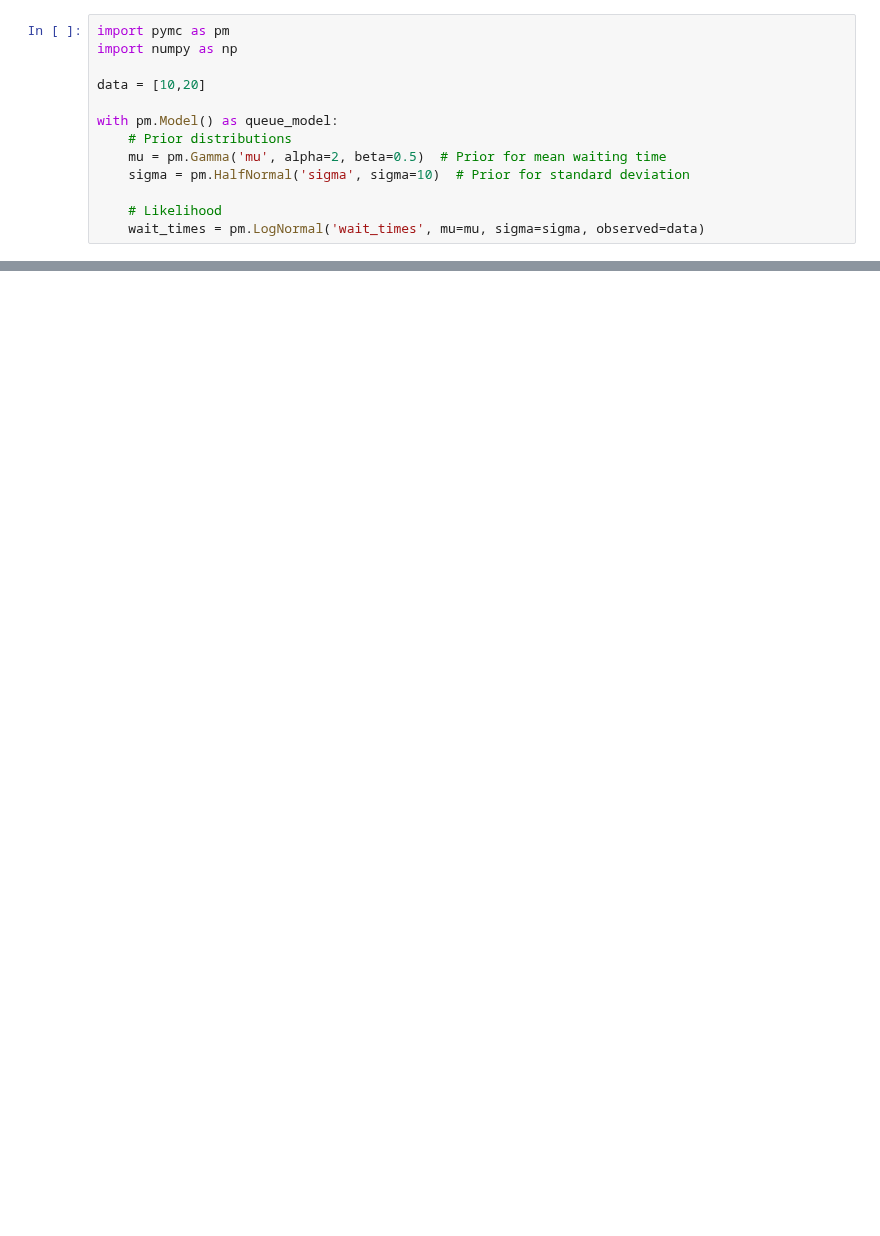
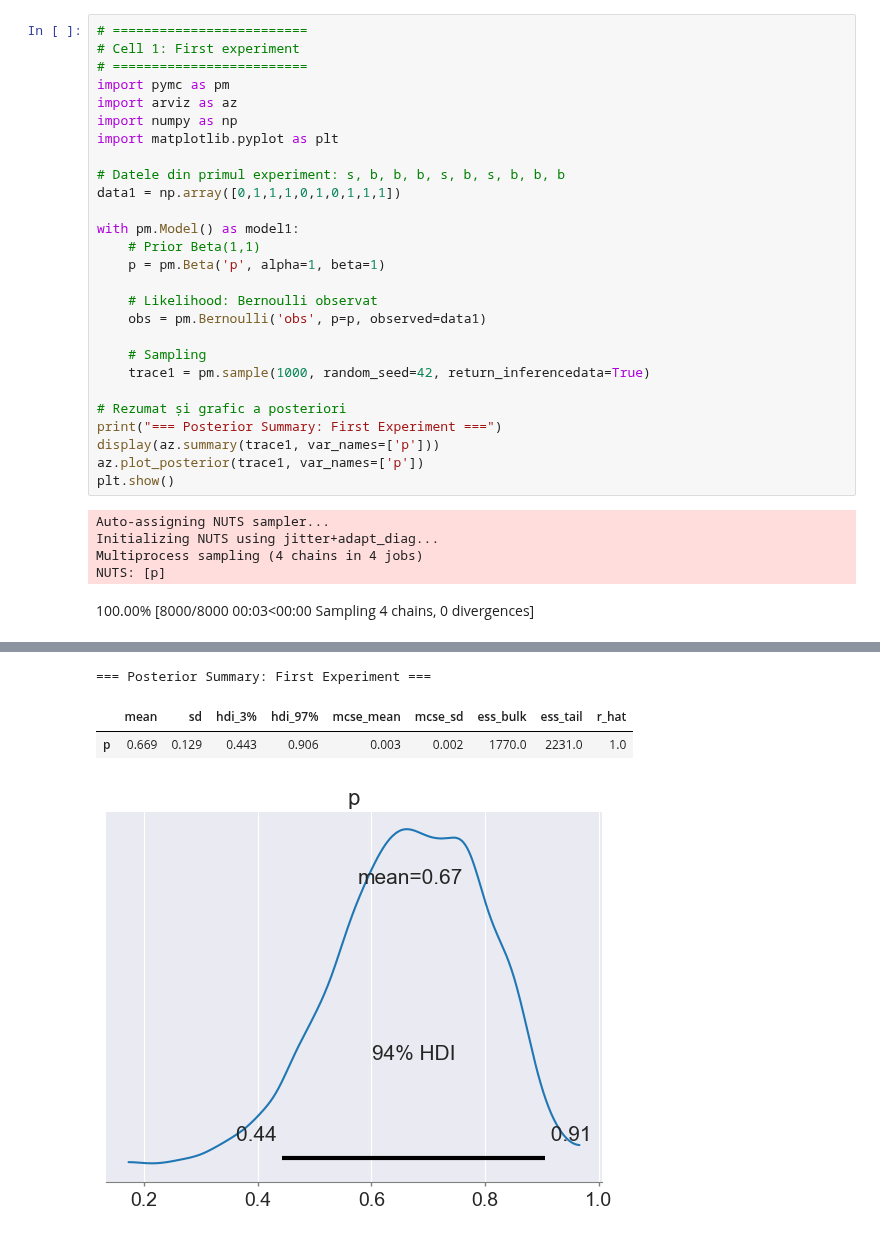
Before and after one commit to Mihaii2/PMP-2024, a Jupyter notebook: others/model2.ipynb, the cells around one changed output, grey strips where cells are left out. Saved outputs shown, nothing was run; the diff lists cells and outputs as text; blank space fills up the shorter version.

```diff
--- a/others/model2.ipynb
+++ b/others/model2.ipynb
@@ -105,13 +1,33 @@ Probability of positive test result: 0.030
-# %%
-import pymc as pm
-import numpy as np
-
-data = [10,20]
-
-with pm.Model() as queue_model:
-    # Prior distributions
-    mu = pm.Gamma('mu', alpha=2, beta=0.5)  # Prior for mean waiting time
-    sigma = pm.HalfNormal('sigma', sigma=10)  # Prior for standard deviation
-
-    # Likelihood
-    wait_times = pm.LogNormal('wait_times', mu=mu, sigma=sigma, observed=data)
+# %%
+# =========================
+# Cell 1: First experiment
+# =========================
+import pymc as pm
+import arviz as az
+import numpy as np
+import matplotlib.pyplot as plt
+
+# Datele din primul experiment: s, b, b, b, s, b, s, b, b, b
+data1 = np.array([0,1,1,1,0,1,0,1,1,1])
+
+with pm.Model() as model1:
+    # Prior Beta(1,1)
+    p = pm.Beta('p', alpha=1, beta=1)
+
+    # Likelihood: Bernoulli observat
+    obs = pm.Bernoulli('obs', p=p, observed=data1)
+
+    # Sampling
+    trace1 = pm.sample(1000, random_seed=42, return_inferencedata=True)
+
+# Rezumat și grafic a posteriori
+print("=== Posterior Summary: First Experiment ===")
+display(az.summary(trace1, var_names=['p']))
+az.plot_posterior(trace1, var_names=['p'])
+plt.show()
+# %% [output]
+Auto-assigning NUTS sampler...
+Initializing NUTS using jitter+adapt_diag...
+Multiprocess sampling (4 chains in 4 jobs)
+NUTS: [p]
+100.00% [8000/8000 00:03<00:00 Sampling 4 chains, 0 divergences]
@@ -117,0 +35,4 @@ with pm.Model() as queue_model:
+=== Posterior Summary: First Experiment ===
+|  | mean | sd | hdi_3% | hdi_97% | mcse_mean | mcse_sd | ess_bulk | ess_tail | r_hat |
+| p | 0.669 | 0.129 | 0.443 | 0.906 | 0.003 | 0.002 | 1770.0 | 2231.0 | 1.0 |
+[figure, added]
```
Also changed, not shown: parts of 6 cells of this notebook, 14 other files.
